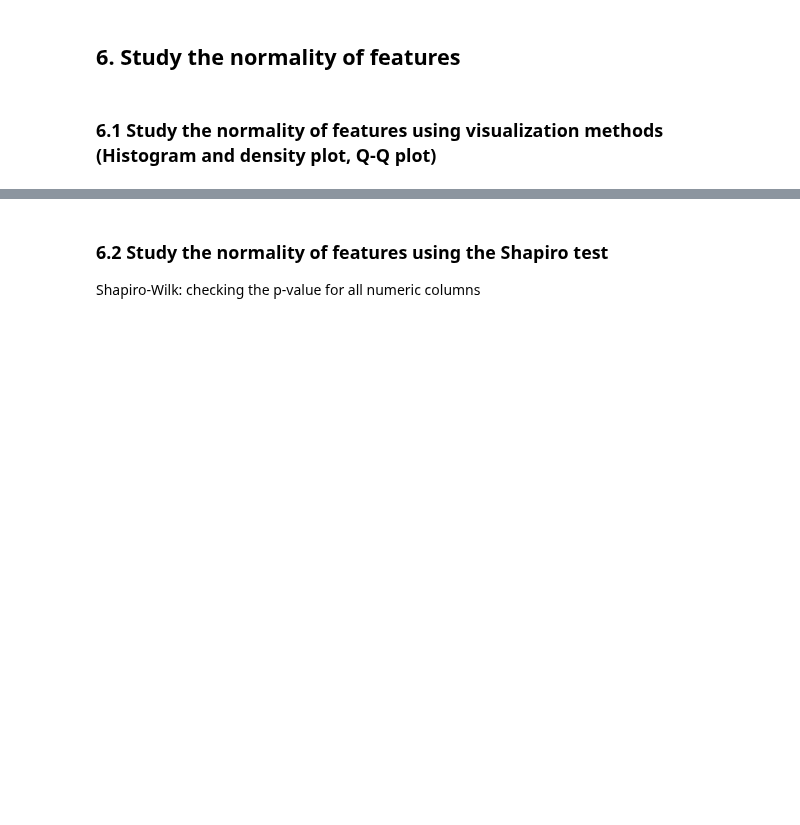
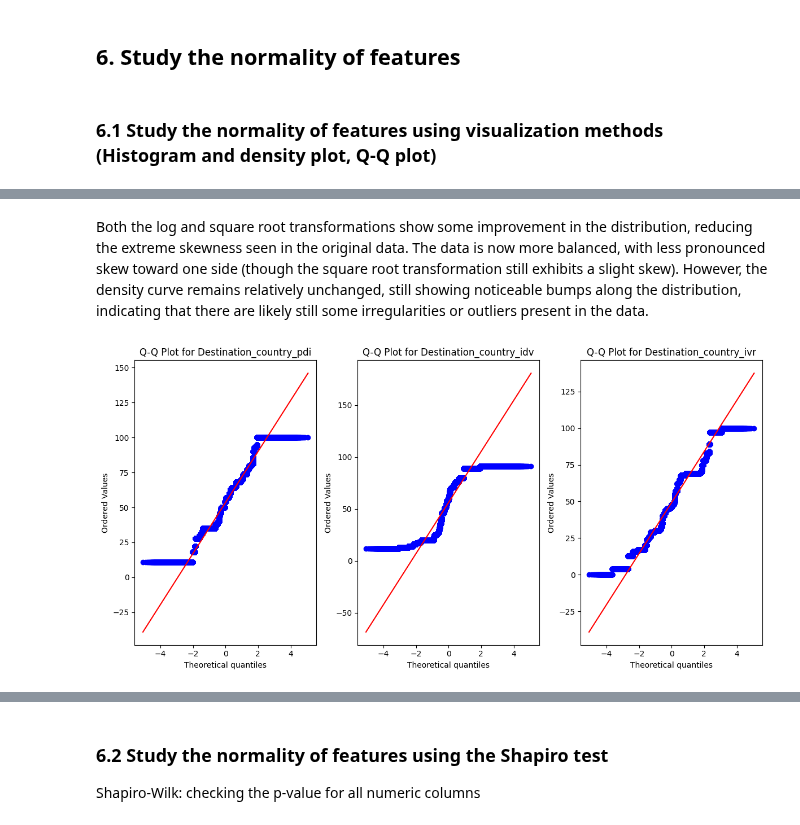
Before and after one commit to yceugene/DA_Proj_G7, a Jupyter notebook: src/main.ipynb, the cells around one changed output, grey strips where cells are left out. Cells and saved outputs as stored; diff of their text form; code cells hidden in the pictures; blank space fills up the shorter version.

```diff
--- a/src/main.ipynb
+++ b/src/main.ipynb
@@ -400,0 +456,17 @@ plt.show()
+# %% [markdown]
+Both the log and square root transformations show some improvement in the distribution, reducing the extreme skewness seen in the original data. The data is now more balanced, with less pronounced skew toward one side (though the square root transformation still exhibits a slight skew). However, the density curve remains relatively unchanged, still showing noticeable bumps along the distribution, indicating that there are likely still some irregularities or outliers present in the data.
+# %%
+# Q-Q Plot for Hoftedes variables
+fig, ax = plt.subplots(1, 3, figsize=(12, 6))
+
+columns = ['Destination_country_pdi', 'Destination_country_idv', 'Destination_country_ivr']
+
+for i, col in enumerate(columns, 1):
+    plt.subplot(1, 3, i)
+    stats.probplot(rating_df[col], dist="norm", plot=plt)
+    plt.title(f'Q-Q Plot for {col}')
+
+plt.tight_layout()
+plt.show()
+# %% [output]
+[figure, added]
```
Also changed, not shown: parts of 20 cells of this notebook.
